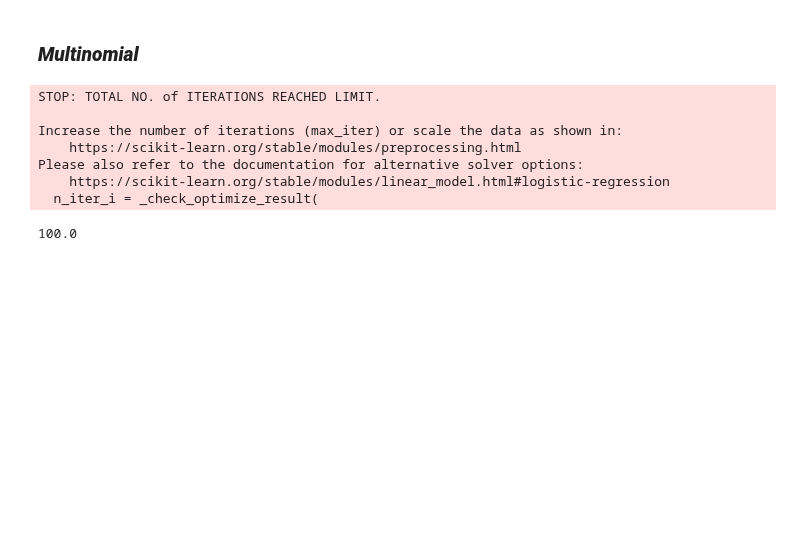
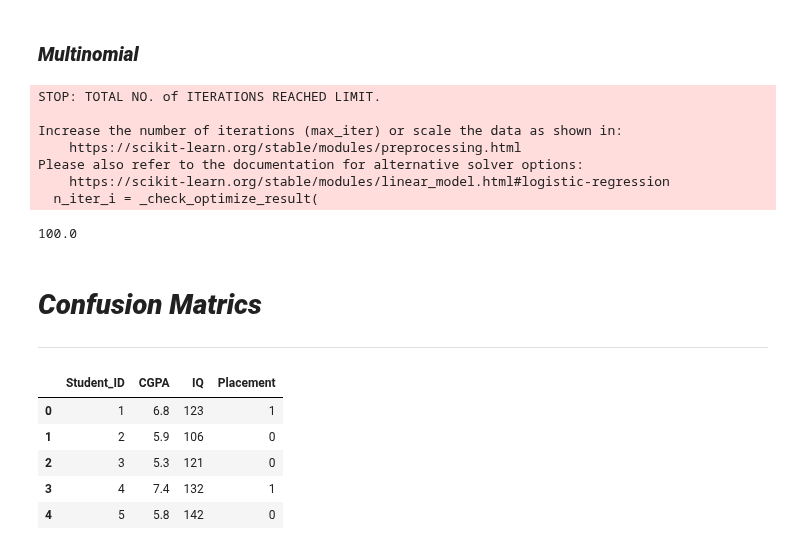
Before and after one commit to deepaknandeshwar17/Machine_Learning_practice, a Jupyter notebook: ml3.ipynb, the cells around one changed output. Saved outputs shown, nothing was run; the diff lists cells and outputs as text; code cells hidden in the pictures; blank space fills up the shorter version.

```diff
--- a/ml3.ipynb
+++ b/ml3.ipynb
@@ -209,3 +209,6 @@ Please also refer to the documentation for alternative solver options:
     https://scikit-learn.org/stable/modules/linear_model.html#logistic-regression
   n_iter_i = _check_optimize_result(
 100.0
+# %% [markdown]
+# ***Confusion Matrics***
+---
@@ -211,0 +219,11 @@ Please also refer to the documentation for alternative solver options:
+# %%
+placementdata = pd.read_csv('Placement2.csv')
+# %%
+placementdata.head()
+# %% [output]
+|  | Student_ID | CGPA | IQ | Placement |
+| 0 | 1 | 6.8 | 123 | 1 |
+| 1 | 2 | 5.9 | 106 | 0 |
+| 2 | 3 | 5.3 | 121 | 0 |
+| 3 | 4 | 7.4 | 132 | 1 |
+| 4 | 5 | 5.8 | 142 | 0 |
```
Also changed, not shown: parts of 13 cells of this notebook, 1 other file.
